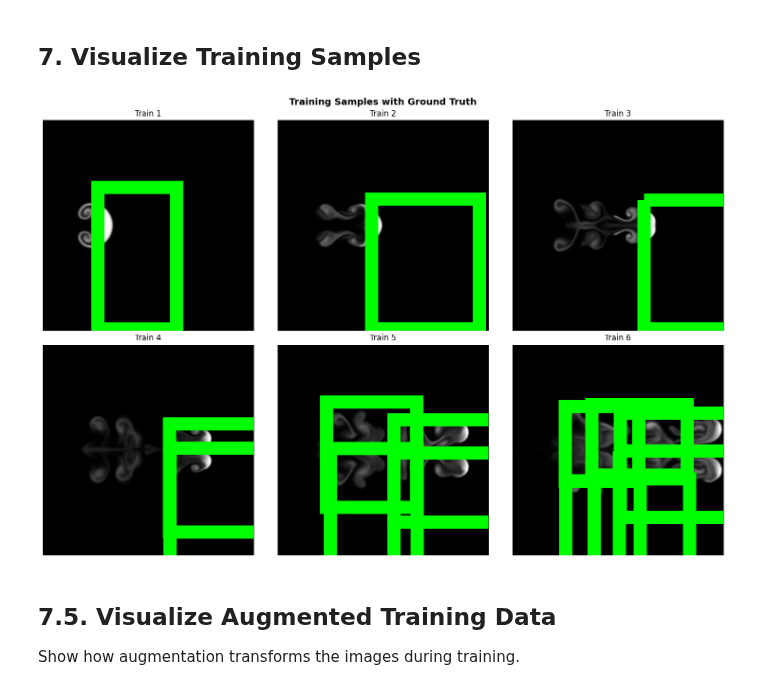
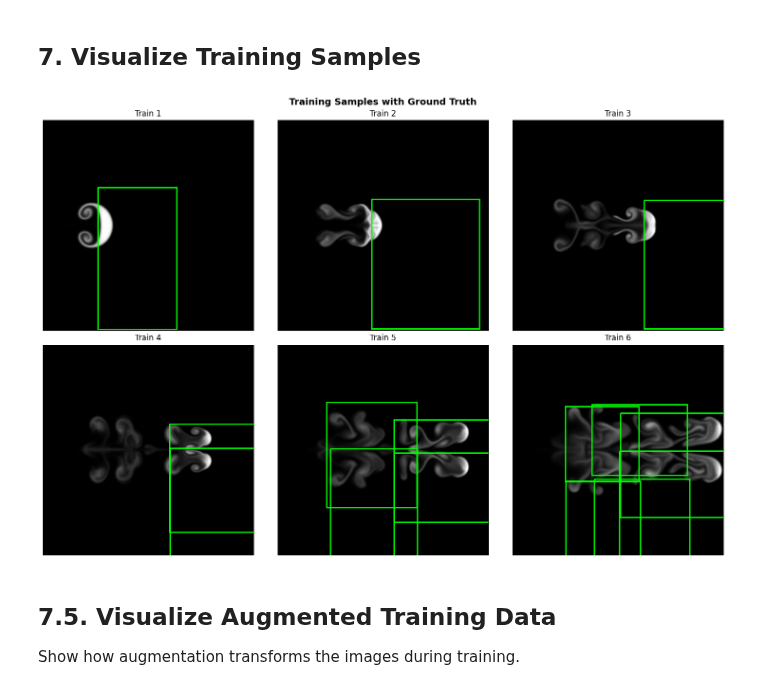
Before and after one commit to NicolasNoya/codalab_tokam2d, a Jupyter notebook: train_yolo_model.ipynb, the cells around one changed output. Saved outputs shown, nothing was run; the diff lists cells and outputs as text; code cells hidden in the pictures.

```diff
--- a/train_yolo_model.ipynb
+++ b/train_yolo_model.ipynb
@@ -271,35 +272,35 @@ val: images/val
 # Show sample training images
 train_imgs = sorted(list((YOLO_DATASET_DIR / 'images' / 'train').glob('*.jpg')))[:6]
 
 fig, axes = plt.subplots(2, 3, figsize=(15, 10))
 axes = axes.flatten()
 
 for idx, img_path in enumerate(train_imgs):
     img = Image.open(img_path)
     axes[idx].imshow(img, cmap='gray')
     axes[idx].axis('off')
 
     # Draw labels
     label_path = str(img_path).replace('images', 'labels').replace('.jpg', '.txt')
     if Path(label_path).exists():
         with open(label_path) as f:
             for line in f:
                 clsa, xc, yc, w, h = map(float, line.split())
                 img_w, img_h = img.size
                 x1 = (xc - w/2) * img_w
                 y1 = (yc - h/2) * img_h
 
                 rect = plt.Rectangle((x1, y1), w*img_w, h*img_h,
-                                    linewidth=20, edgecolor='lime', facecolor='none')
+                                    linewidth=2, edgecolor='lime', facecolor='none')
                 axes[idx].add_patch(rect)
 
     axes[idx].set_title(f'Train {idx+1}')
 
 plt.suptitle('Training Samples with Ground Truth', fontsize=14, weight='bold')
 plt.tight_layout()
 plt.show()
 # %% [output]
-[figure, old version]
+[figure, new version]
 # %% [markdown]
 ## 7.5. Visualize Augmented Training Data
 
```
Also changed, not shown: parts of 15 cells of this notebook, 3 other files.
